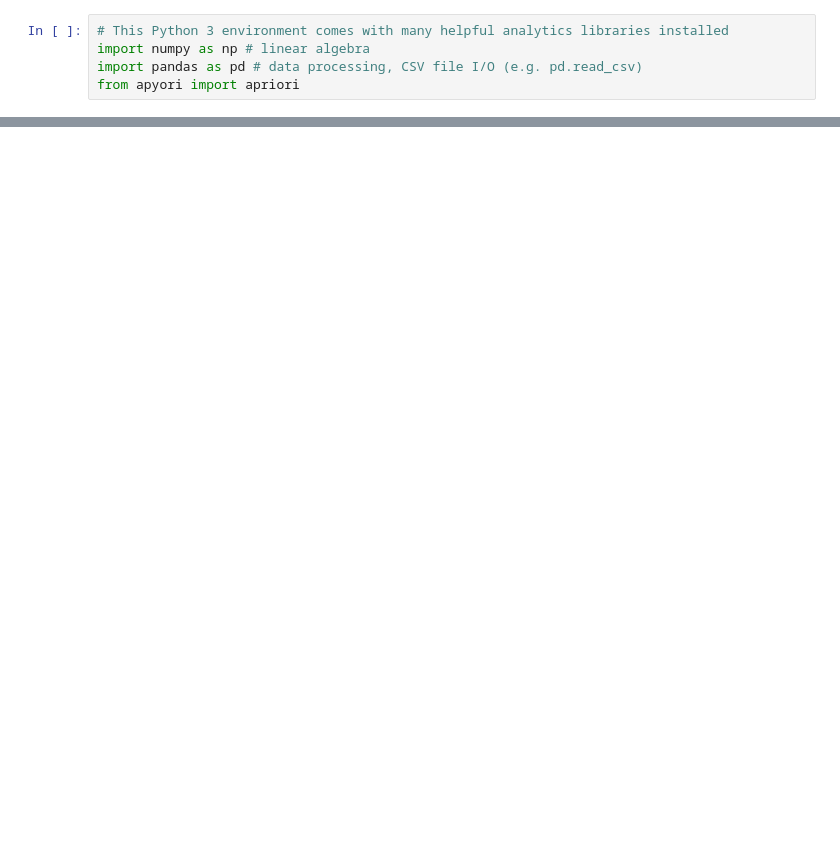
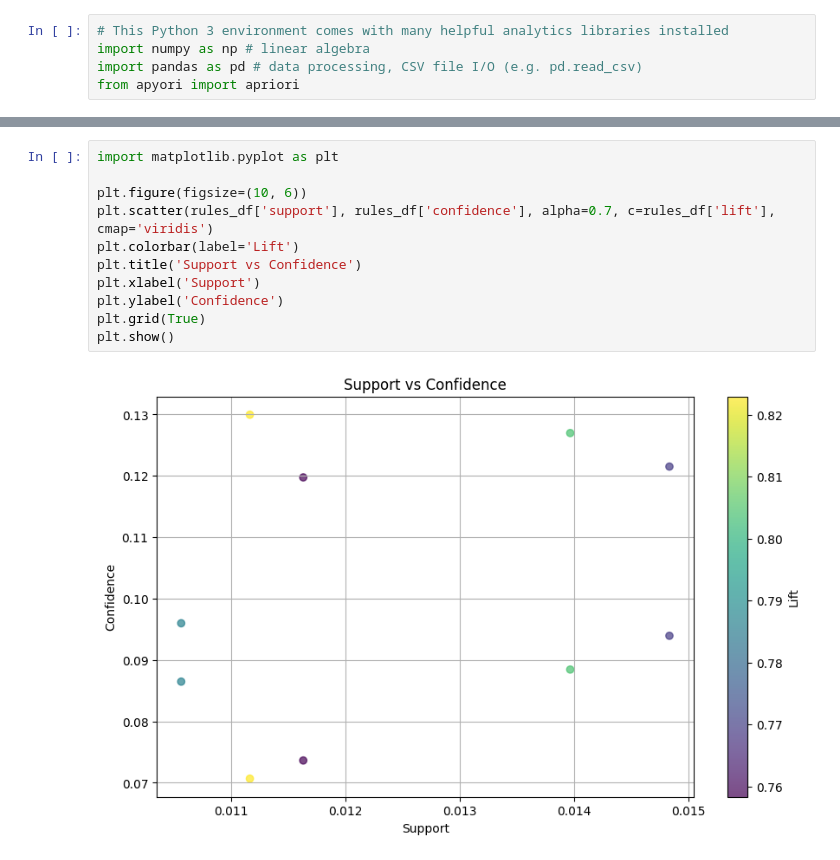
Before and after one commit to Sandrocamargo/data-mining, a Jupyter notebook: Python/md08_apriori.ipynb, the cells around one changed output, grey strips where cells are left out. Saved outputs shown, nothing was run; the diff lists cells and outputs as text; blank space fills up the shorter version.

```diff
--- a/Python/md08_apriori.ipynb
+++ b/Python/md08_apriori.ipynb
@@ -92,0 +138,13 @@ CONF:[OrderedStatistic(items_base=frozenset({'other vegetables', 'whole milk'}),
+# %%
+import matplotlib.pyplot as plt
+
+plt.figure(figsize=(10, 6))
+plt.scatter(rules_df['support'], rules_df['confidence'], alpha=0.7, c=rules_df['lift'], cmap='viridis')
+plt.colorbar(label='Lift')
+plt.title('Support vs Confidence')
+plt.xlabel('Support')
+plt.ylabel('Confidence')
+plt.grid(True)
+plt.show()
+# %% [output]
+[figure, added]
```
Also changed, not shown: parts of 17 cells of this notebook.
